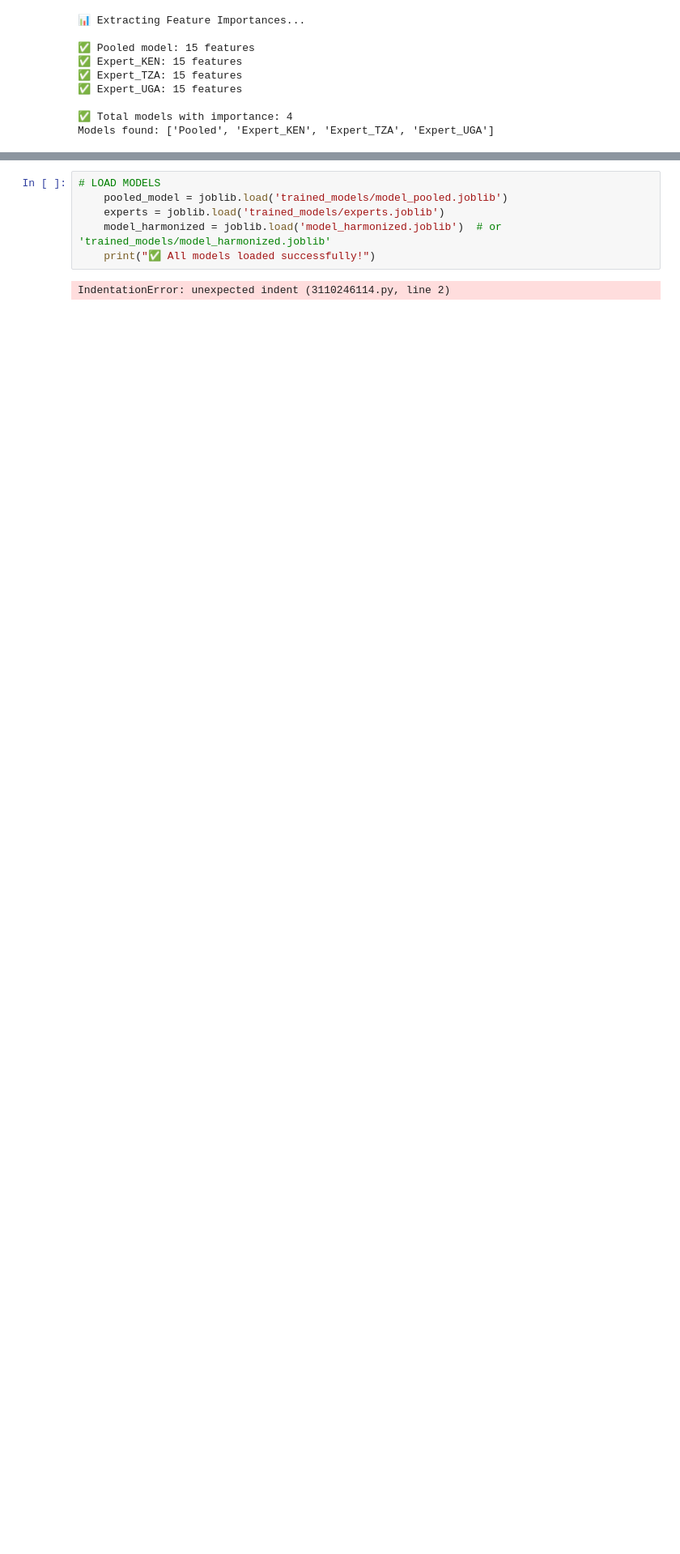
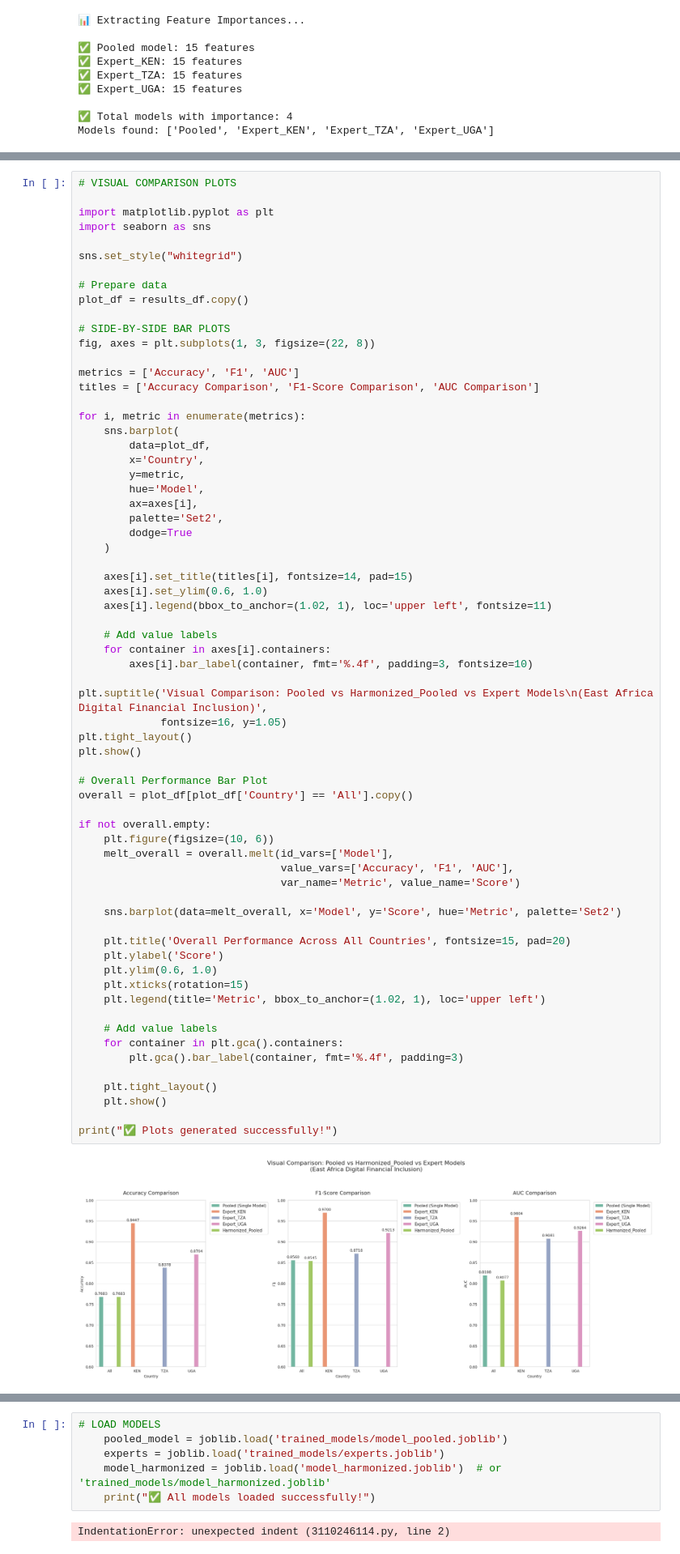
Before and after one commit to sitahlango-maker/Financial_Inclusion, a Jupyter notebook: cleanfinancialinclusion.ipynb, the cells around one changed output, grey strips where cells are left out. Shown at 81% size. Drawn from its saved outputs; the diff is of its cells as text; blank space fills up the shorter version.

```diff
--- a/cleanfinancialinclusion.ipynb
+++ b/cleanfinancialinclusion.ipynb
@@ -1321,0 +1522,68 @@ Models found: ['Pooled', 'Expert_KEN', 'Expert_TZA', 'Expert_UGA']
+# %%
+# VISUAL COMPARISON PLOTS
+
+import matplotlib.pyplot as plt
+import seaborn as sns
+
+sns.set_style("whitegrid")
+
+# Prepare data
+plot_df = results_df.copy()
+
+# SIDE-BY-SIDE BAR PLOTS
+fig, axes = plt.subplots(1, 3, figsize=(22, 8))
+
+metrics = ['Accuracy', 'F1', 'AUC']
+titles = ['Accuracy Comparison', 'F1-Score Comparison', 'AUC Comparison']
+
+for i, metric in enumerate(metrics):
+    sns.barplot(
+        data=plot_df,
+        x='Country',
+        y=metric,
+        hue='Model',
+        ax=axes[i],
+        palette='Set2',
+        dodge=True
+    )
+
+    axes[i].set_title(titles[i], fontsize=14, pad=15)
+    axes[i].set_ylim(0.6, 1.0)
+    axes[i].legend(bbox_to_anchor=(1.02, 1), loc='upper left', fontsize=11)
+
+    # Add value labels
+    for container in axes[i].containers:
+        axes[i].bar_label(container, fmt='%.4f', padding=3, fontsize=10)
+
+plt.suptitle('Visual Comparison: Pooled vs Harmonized_Pooled vs Expert Models\n(East Africa Digital Financial Inclusion)',
+             fontsize=16, y=1.05)
+plt.tight_layout()
+plt.show()
+
+# Overall Performance Bar Plot
+overall = plot_df[plot_df['Country'] == 'All'].copy()
+
+if not overall.empty:
+    plt.figure(figsize=(10, 6))
+    melt_overall = overall.melt(id_vars=['Model'],
+                                value_vars=['Accuracy', 'F1', 'AUC'],
+                                var_name='Metric', value_name='Score')
+
+    sns.barplot(data=melt_overall, x='Model', y='Score', hue='Metric', palette='Set2')
+
+    plt.title('Overall Performance Across All Countries', fontsize=15, pad=20)
+    plt.ylabel('Score')
+    plt.ylim(0.6, 1.0)
+    plt.xticks(rotation=15)
+    plt.legend(title='Metric', bbox_to_anchor=(1.02, 1), loc='upper left')
+
+    # Add value labels
+    for container in plt.gca().containers:
+        plt.gca().bar_label(container, fmt='%.4f', padding=3)
+
+    plt.tight_layout()
+    plt.show()
+
+print("✅ Plots generated successfully!")
+# %% [output]
+[figure, added]
```
Also changed, not shown: parts of 12 cells of this notebook.
